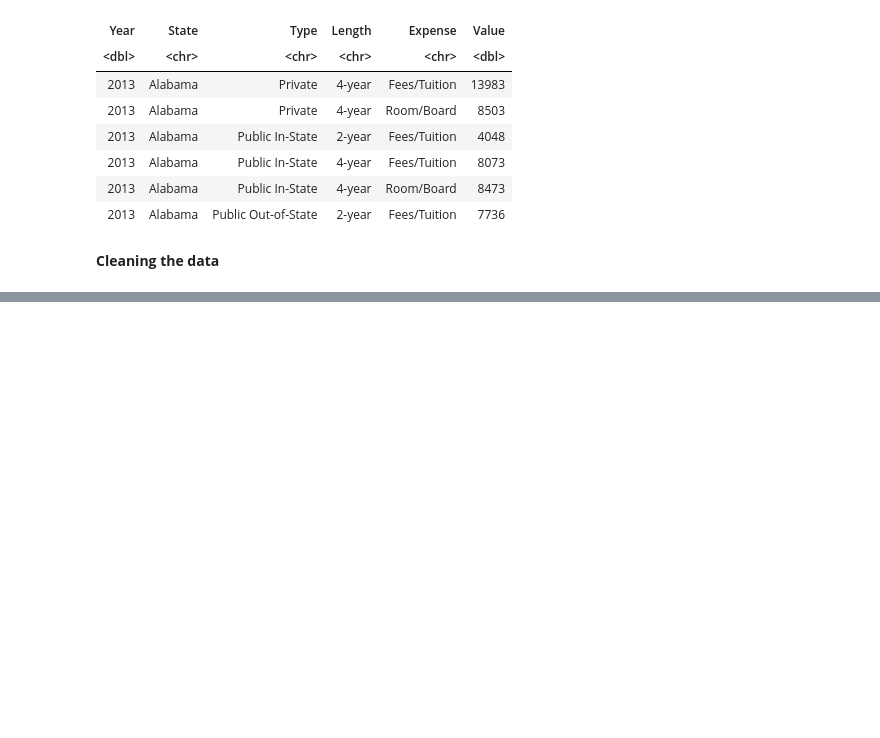
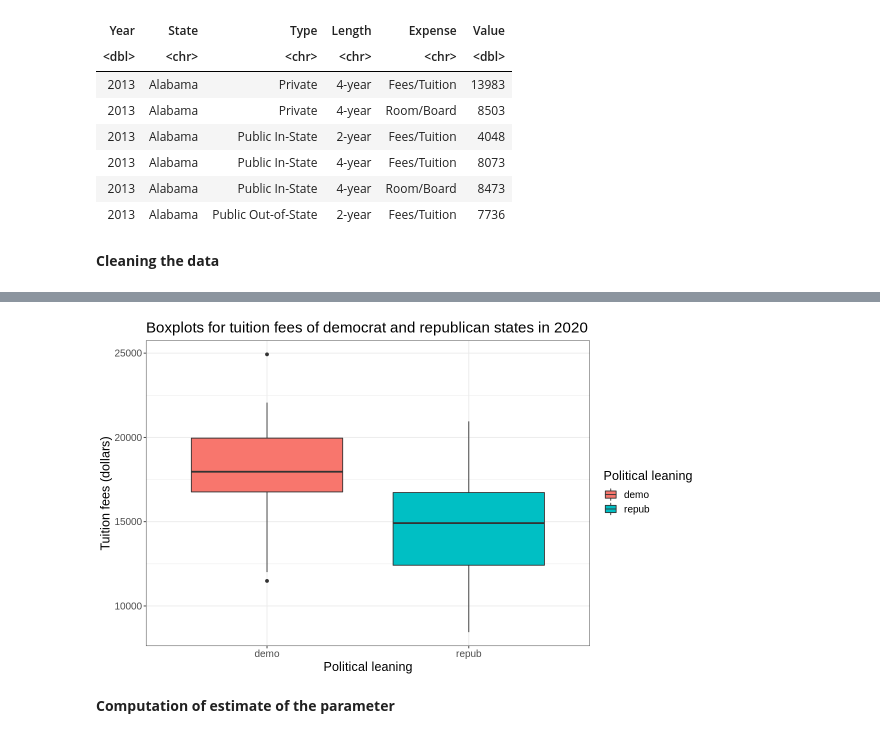
Before and after one commit to Jitao-Z/Difference_between_the_average_tuition_cost_in_Republican_and_Democrat_states, a Jupyter notebook: proposal.ipynb, the cells around one changed output, grey strips where cells are left out. Cells and saved outputs as stored; diff of their text form; code cells hidden in the pictures; blank space fills up the shorter version.

Commit message:
Finishes everything up to calculating the estimate

```diff
--- a/proposal.ipynb
+++ b/proposal.ipynb
@@ -100,0 +90,14 @@ A tibble: 6 × 3
+# %%
+tuition_boxplots <- tuition |>
+    ggplot(mapping = aes(x = political_leaning, y = mean_tuition_fees, fill = political_leaning)) +
+    geom_boxplot() +
+    ggtitle("Boxplots for tuition fees of democrat and republican states in 2020") +
+    labs(x = "Political leaning", y = "Tuition fees (dollars)", fill = "Political leaning") +
+    theme_bw() +
+    theme(text = element_text(size = 15))
+
+tuition_boxplots
+# %% [output]
+[figure, added]
+# %% [markdown]
+__Computation of estimate of the parameter__
```
Also changed, not shown: parts of 5 cells of this notebook.
